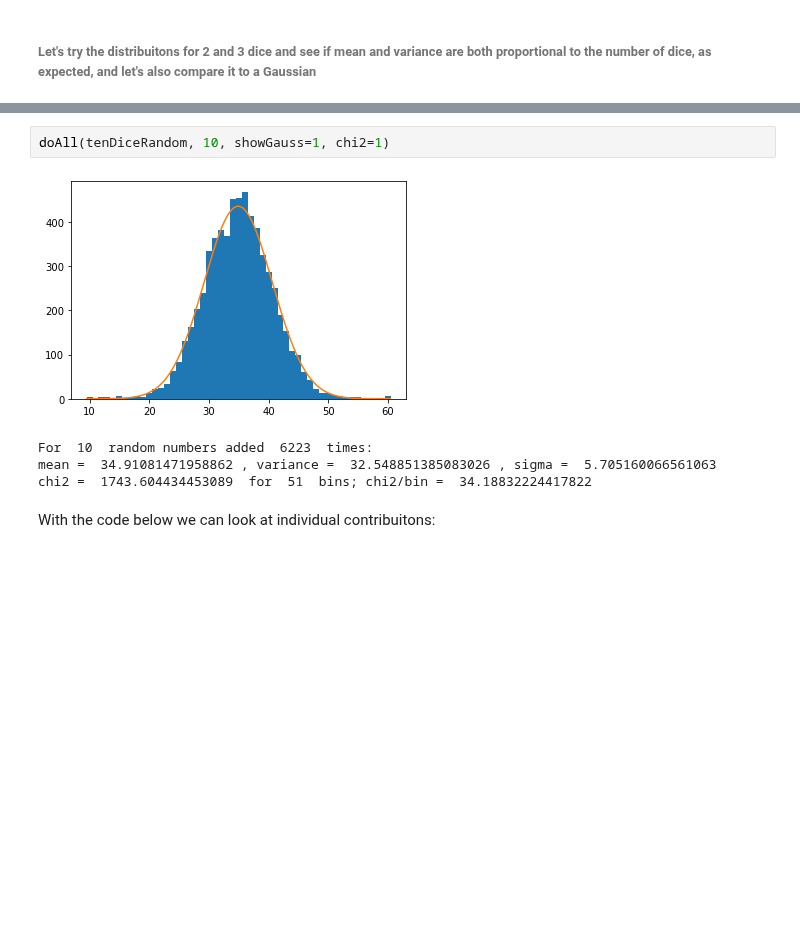
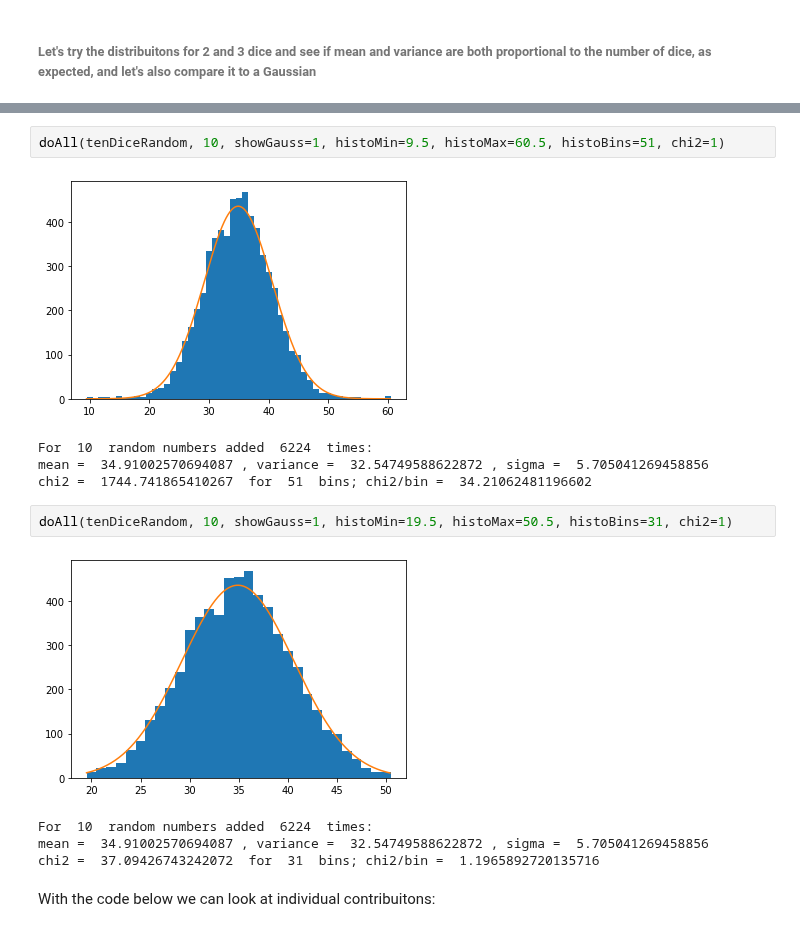
Before and after one commit to JonasRademacker/JupyterNotebooksForTeachingMath, a Jupyter notebook: CentralLimitTheoremWithRealDice.ipynb, the cells around one changed output, grey strips where cells are left out. Cells and saved outputs as stored; diff of their text form; blank space fills up the shorter version.

```diff
--- a/CentralLimitTheoremWithRealDice.ipynb
+++ b/CentralLimitTheoremWithRealDice.ipynb
@@ -140,10 +140,17 @@ chi2 =  125.88680545878175  for  11  bins; chi2/bin =  11.444255041707432
 # %%
-doAll(tenDiceRandom, 10, showGauss=1, chi2=1)
+doAll(tenDiceRandom, 10, showGauss=1, histoMin=9.5, histoMax=60.5, histoBins=51, chi2=1)
 # %% [output]
 [figure]
-For  10  random numbers added  6223  times:
-mean =  34.91081471958862 , variance =  32.548851385083026 , sigma =  5.705160066561063
-chi2 =  1743.604434453089  for  51  bins; chi2/bin =  34.18832224417822
+For  10  random numbers added  6224  times:
+mean =  34.91002570694087 , variance =  32.54749588622872 , sigma =  5.705041269458856
+chi2 =  1744.741865410267  for  51  bins; chi2/bin =  34.21062481196602
+# %%
+doAll(tenDiceRandom, 10, showGauss=1, histoMin=19.5, histoMax=50.5, histoBins=31, chi2=1)
+# %% [output]
+[figure, added]
+For  10  random numbers added  6224  times:
+mean =  34.91002570694087 , variance =  32.54749588622872 , sigma =  5.705041269458856
+chi2 =  37.09426743242072  for  31  bins; chi2/bin =  1.1965892720135716
 # %% [markdown]
 With the code below we can look at individual contribuitons:
 # %%
```
Also changed, not shown: parts of 5 cells of this notebook.
